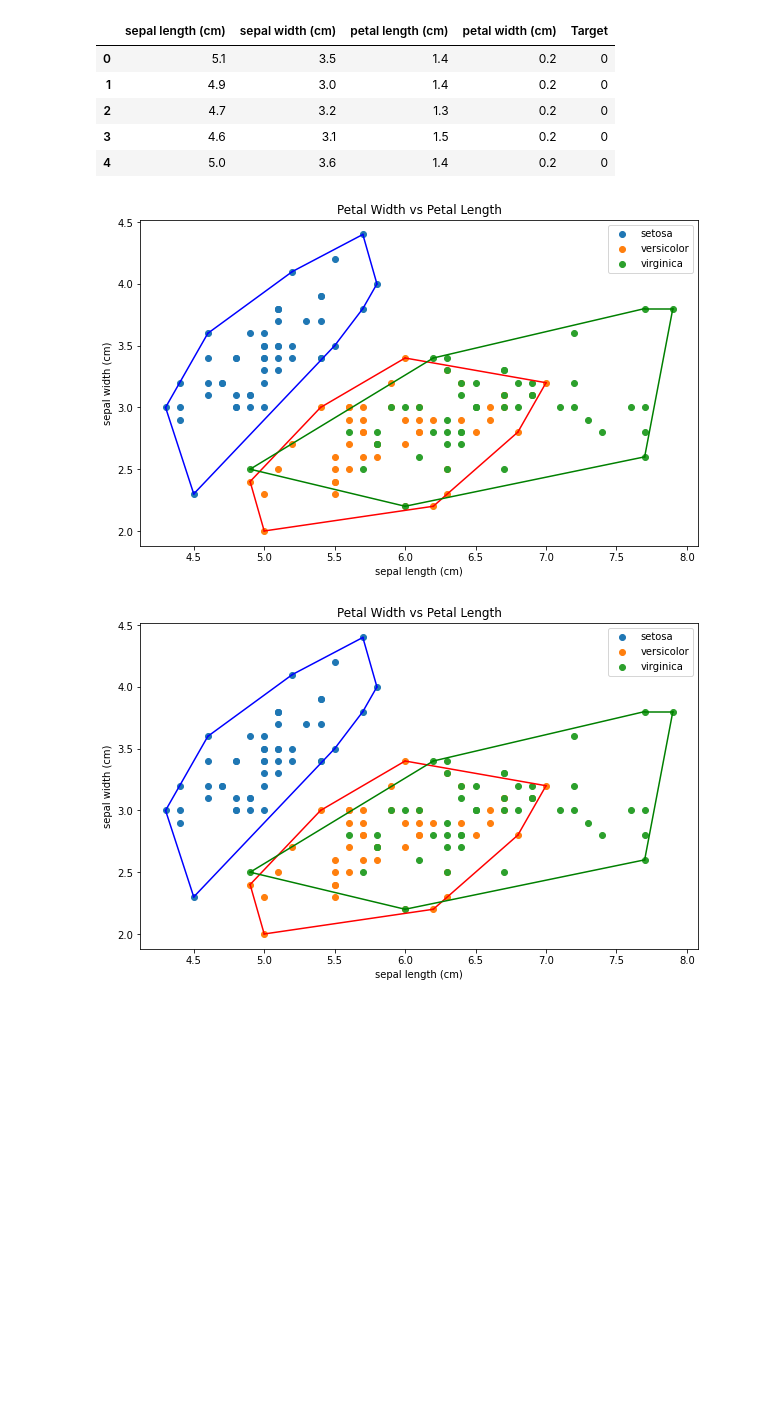
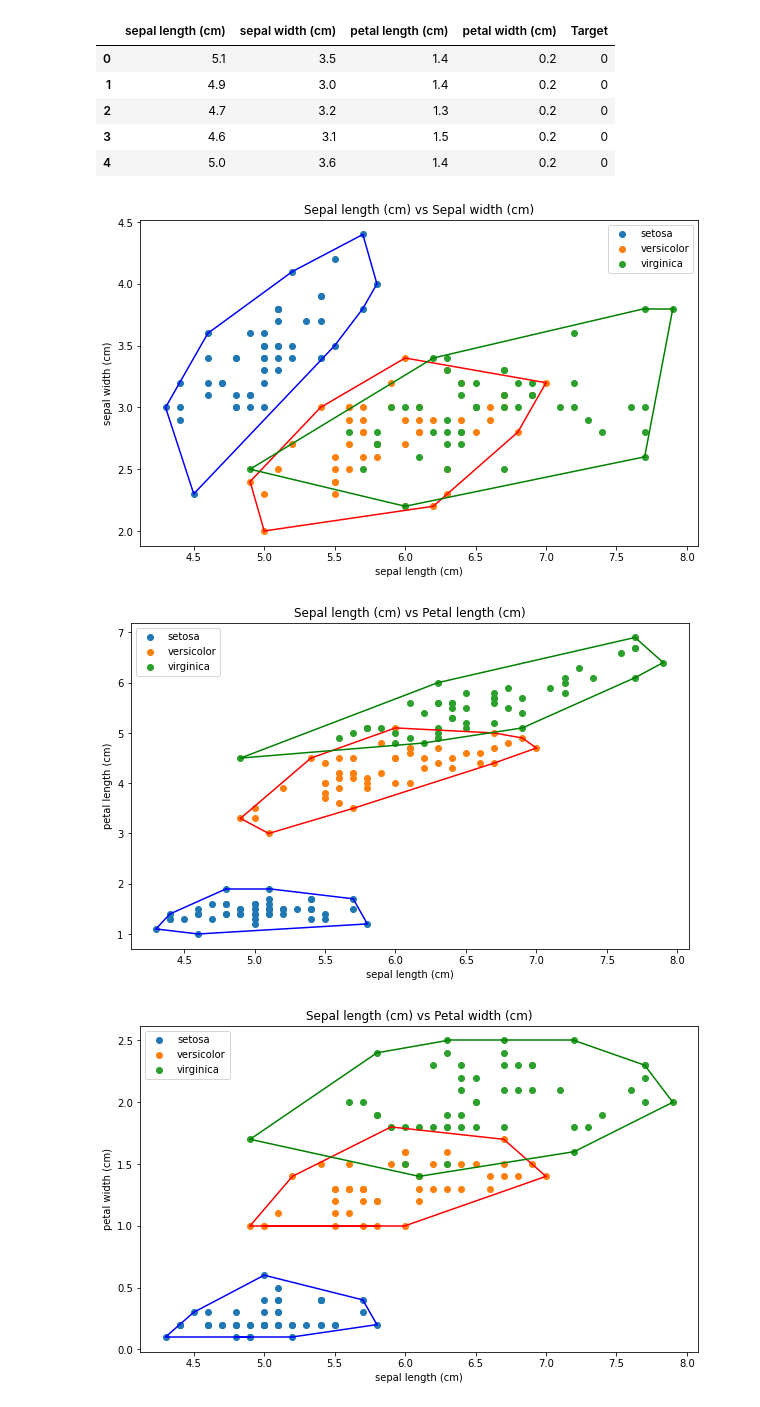
Before and after one commit to khelli07/ai-convex-hull, a Jupyter notebook: datatest.ipynb, the cells around one changed output. Drawn from its saved outputs; the diff is of its cells as text; code cells hidden in the pictures; blank space fills up the shorter version.

```diff
--- a/datatest.ipynb
+++ b/datatest.ipynb
@@ -20,39 +20,50 @@ df.head()
 # %%
 from scipy.spatial import ConvexHull
 
-plt.figure(figsize = (10, 6))
-colors = ['b','r','g']
-plt.title('Petal Width vs Petal Length')
-plt.xlabel(data.feature_names[0])
-plt.ylabel(data.feature_names[1])
-for i in range(len(data.target_names)):
-    bucket = df[df['Target'] == i]
-    bucket = bucket.iloc[:,[0,1]].values
-    hull = ConvexHull(bucket) #bagian ini diganti dengan hasil implementasi ConvexHull Divide & Conquer
-    plt.scatter(bucket[:, 0], bucket[:, 1], label=data.target_names[i])
-    for simplex in hull.simplices:
-        plt.plot(bucket[simplex, 0], bucket[simplex, 1], colors[i])
-plt.legend()
-plt.show()
+def printCovexHull(a, b):
+    plt.figure(figsize = (10, 6))
+    colors = ['b','r','g']
+    plt.title(f"{data.feature_names[a].capitalize()} vs {data.feature_names[b].capitalize()}")
+    plt.xlabel(data.feature_names[a])
+    plt.ylabel(data.feature_names[b])
+    for i in range(len(data.target_names)):
+        bucket = df[df['Target'] == i]
+        bucket = bucket.iloc[:,[a, b]].values
+        hull = ConvexHull(bucket)
+        plt.scatter(bucket[:, 0], bucket[:, 1], label=data.target_names[i])
+        for simplex in hull.simplices:
+            plt.plot(bucket[simplex, 0], bucket[simplex, 1], colors[i])
+    plt.legend()
+    plt.show()
-# %% [output]
-[figure, removed]
 # %%
 from tucil2.quickhull import KonvexHull
 
-plt.figure(figsize = (10, 6))
-colors = ['b','r','g']
-plt.title('Petal Width vs Petal Length')
-plt.xlabel(data.feature_names[0])
-plt.ylabel(data.feature_names[1])
-for i in range(len(data.target_names)):
-    bucket = df[df['Target'] == i]
-    bucket = bucket.iloc[:,[0,1]].values
-    hull = KonvexHull(bucket)
-    hull.my_convex_hull()
-    plt.scatter(bucket[:, 0], bucket[:, 1], label=data.target_names[i])
-    for simplex in hull.simplices:
-        plt.plot(bucket[simplex, 0], bucket[simplex, 1], colors[i])
-plt.legend()
-plt.show()
+def printMyCovexHull(a, b):
+    plt.figure(figsize = (10, 6))
+    colors = ['b','r','g']
+    plt.title(f"{data.feature_names[a].capitalize()} vs {data.feature_names[b].capitalize()}")
+    plt.xlabel(data.feature_names[a])
+    plt.ylabel(data.feature_names[b])
+    for i in range(len(data.target_names)):
+        bucket = df[df['Target'] == i]
+        bucket = bucket.iloc[:,[a, b]].values
+        hull = KonvexHull(bucket)
+        hull.fit()
+        plt.scatter(bucket[:, 0], bucket[:, 1], label=data.target_names[i])
+        for simplex in hull.simplices:
+            plt.plot(bucket[simplex, 0], bucket[simplex, 1], colors[i])
+    plt.legend()
+    plt.show()
-# %% [output]
-[figure, removed]
+# %%
+from itertools import permutations
+
+def generateAllCombinations(num_of_features):
+    combinations = list(permutations(range(num_of_features), 2))
+    for c in combinations:
+        printMyCovexHull(c[0], c[1])
+
+generateAllCombinations(4)
+# %% [output]
+[figure, added]
+[figure, added]
+[figure, added]
```
Also changed, not shown: parts of 3 cells of this notebook, 2 other files.
